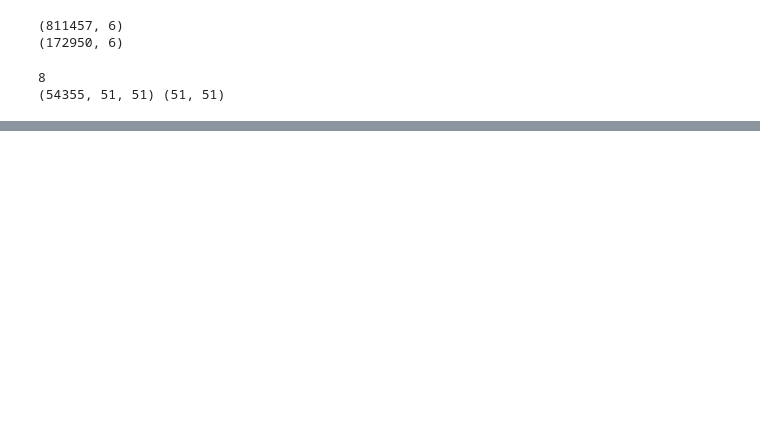
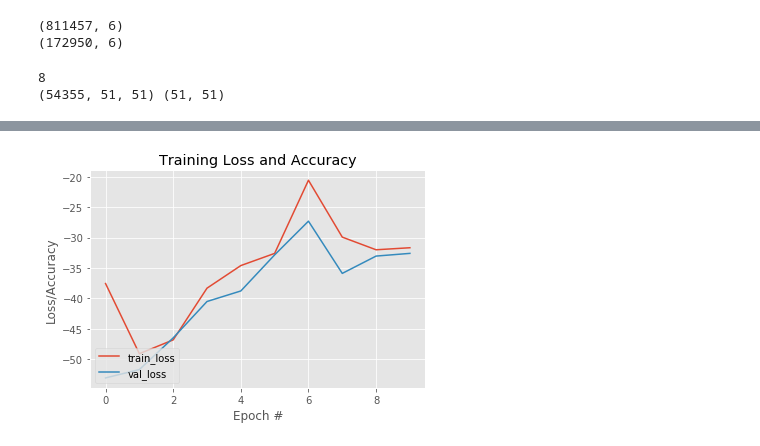
Before and after one commit to dmta9796/waferdatasetexperiments, a Jupyter notebook: autoencodertest.ipynb, the cells around one changed output, grey strips where cells are left out. Cells and saved outputs as stored; diff of their text form; code cells hidden in the pictures; blank space fills up the shorter version.

Commit message:
testing deep autoencoder

```diff
--- a/autoencodertest.ipynb
+++ b/autoencodertest.ipynb
@@ -157,6 +203,0 @@ print(autoencoder)
-# %%
-autoencoder.fit(flatnewwaferdata, flatnewwaferdata,
-                epochs=50,
-                batch_size=256,
-                shuffle=True,
-                validation_data=(flatnewwaferdata, flatnewwaferdata))
@@ -181,0 +204,7 @@ Epoch 50/50
+# %%
+EPOCHS = 10
+history = autoencoder.fit(newwaferdata, newwaferdata,
+                epochs=EPOCHS,
+                batch_size=128,
+                shuffle=True,
+                validation_data=(newwaferdata, newwaferdata))
@@ -182 +229,26 @@ Epoch 50/50
+# %%
+#loss measure
+N = np.arange(0, EPOCHS)
+
+plt.style.use("ggplot")
+
+plt.figure()
+
+plt.plot(N, history.history["loss"], label="train_loss")
+
+plt.plot(N, history.history["val_loss"], label="val_loss")
+
+plt.title("Training Loss and Accuracy")
+
+plt.xlabel("Epoch #")
+
+plt.ylabel("Loss/Accuracy")
+
+plt.legend(loc="lower left")
+
+# plt.savefig(plot)
+
+plt.show(block=True)
+# %% [output]
+[figure, added]
 # %%
```
Also changed, not shown: parts of 9 cells of this notebook.
